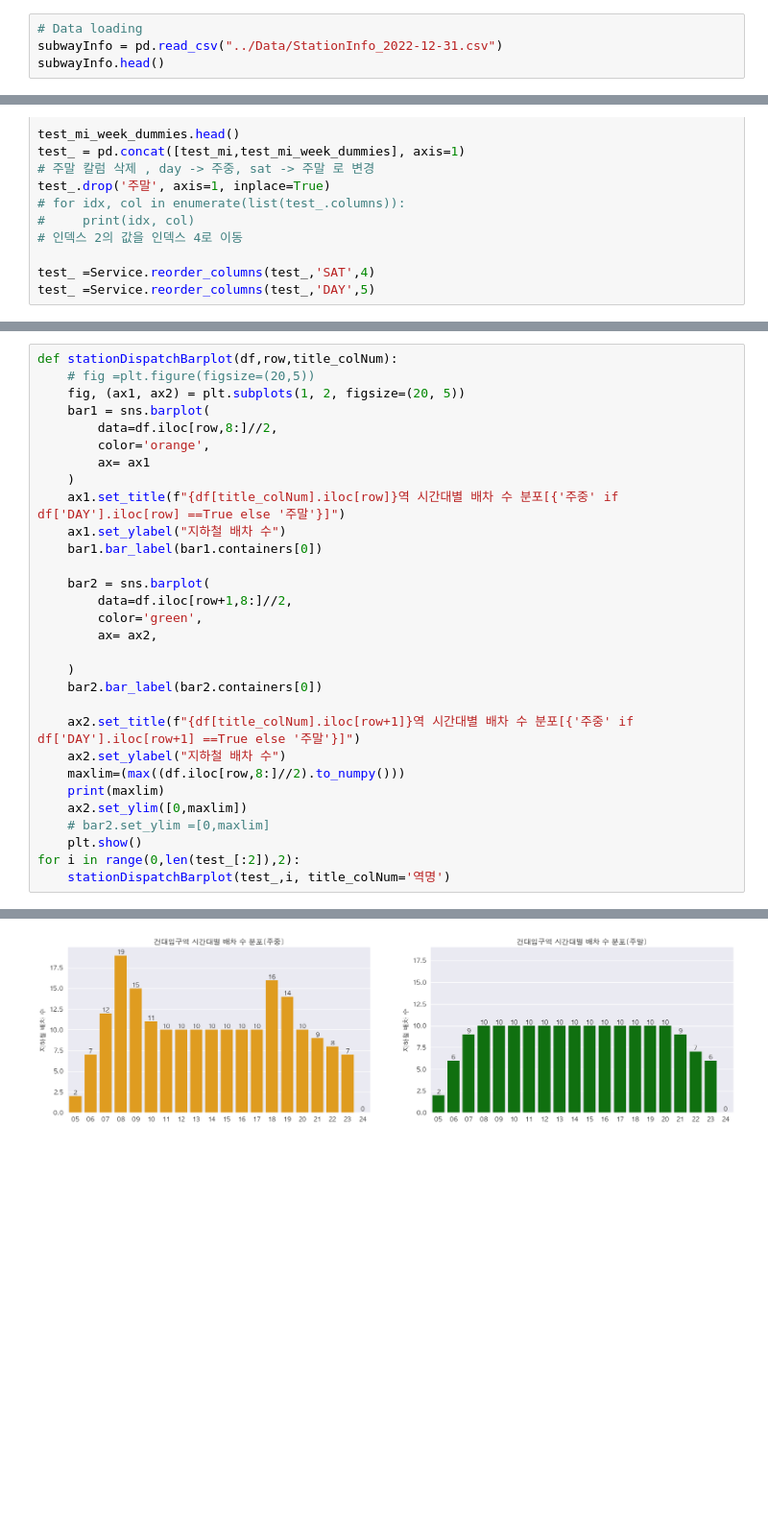
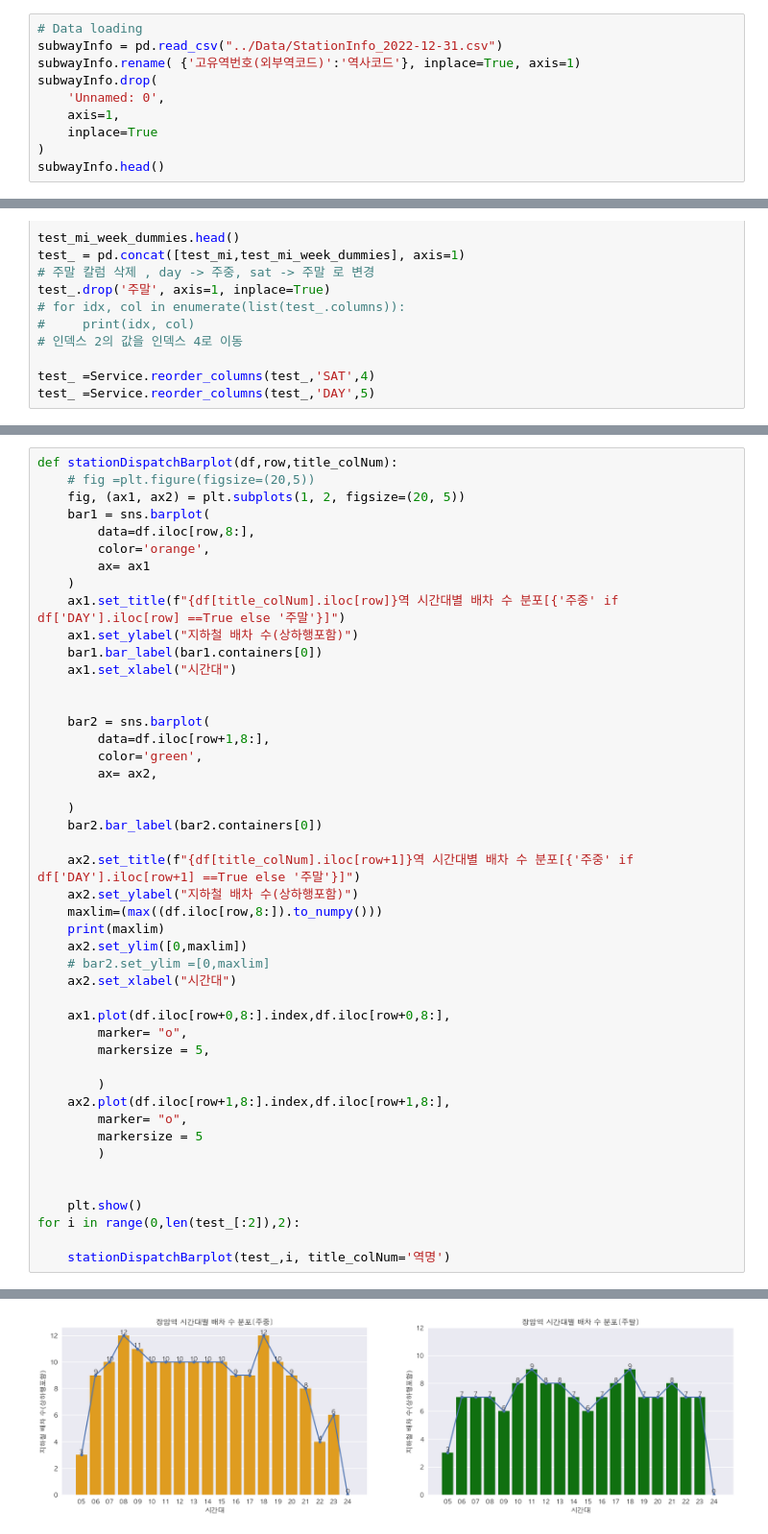
Before and after one commit to rhkddud0310/HaruSijack, a Jupyter notebook: DataAnalysis/03.머신러닝.ipynb, the cells around one changed output, grey strips where cells are left out. Shown at 96% size. Saved outputs shown, nothing was run; the diff lists cells and outputs as text; blank space fills up the shorter version.

```diff
--- a/DataAnalysis/03.머신러닝.ipynb
+++ b/DataAnalysis/03.머신러닝.ipynb
@@ -38,5 +24,11 @@ ___## OS platform 한글 세팅완료 ## ___
 # %%
 # Data loading
 subwayInfo = pd.read_csv("../Data/StationInfo_2022-12-31.csv")
+subwayInfo.rename( {'고유역번호(외부역코드)':'역사코드'}, inplace=True, axis=1)
+subwayInfo.drop(
+    'Unnamed: 0',
+    axis=1,
+    inplace=True
+)
 subwayInfo.head()
 # %% [output]
@@ -146,16 +141,18 @@ def stationDispatchBarplot(df,row,title_colNum):
     # fig =plt.figure(figsize=(20,5))
     fig, (ax1, ax2) = plt.subplots(1, 2, figsize=(20, 5))
     bar1 = sns.barplot(
-        data=df.iloc[row,8:]//2,
+        data=df.iloc[row,8:],
         color='orange',
         ax= ax1
     )
     ax1.set_title(f"{df[title_colNum].iloc[row]}역 시간대별 배차 수 분포[{'주중' if df['DAY'].iloc[row] ==True else '주말'}]")
-    ax1.set_ylabel("지하철 배차 수")
+    ax1.set_ylabel("지하철 배차 수(상하행포함)")
     bar1.bar_label(bar1.containers[0])
+    ax1.set_xlabel("시간대")
+
 
     bar2 = sns.barplot(
-        data=df.iloc[row+1,8:]//2,
+        data=df.iloc[row+1,8:],
         color='green',
         ax= ax2,
 
@@ -163,12 +160,26 @@ def stationDispatchBarplot(df,row,title_colNum):
     bar2.bar_label(bar2.containers[0])
 
     ax2.set_title(f"{df[title_colNum].iloc[row+1]}역 시간대별 배차 수 분포[{'주중' if df['DAY'].iloc[row+1] ==True else '주말'}]")
-    ax2.set_ylabel("지하철 배차 수")
-    maxlim=(max((df.iloc[row,8:]//2).to_numpy()))
+    ax2.set_ylabel("지하철 배차 수(상하행포함)")
+    maxlim=(max((df.iloc[row,8:]).to_numpy()))
     print(maxlim)
     ax2.set_ylim([0,maxlim])
     # bar2.set_ylim =[0,maxlim]
+    ax2.set_xlabel("시간대")
+
+    ax1.plot(df.iloc[row+0,8:].index,df.iloc[row+0,8:],
+        marker= "o",
+        markersize = 5,
+
+        )
+    ax2.plot(df.iloc[row+1,8:].index,df.iloc[row+1,8:],
+        marker= "o",
+        markersize = 5
+        )
+
+
     plt.show()
 for i in range(0,len(test_[:2]),2):
+
     stationDispatchBarplot(test_,i, title_colNum='역명')
 # %% [output]
@@ -176 +187 @@ for i in range(0,len(test_[:2]),2):
-[figure, old version]
+[figure, new version]
```
Also changed, not shown: parts of 19 cells of this notebook, 3 other files.
